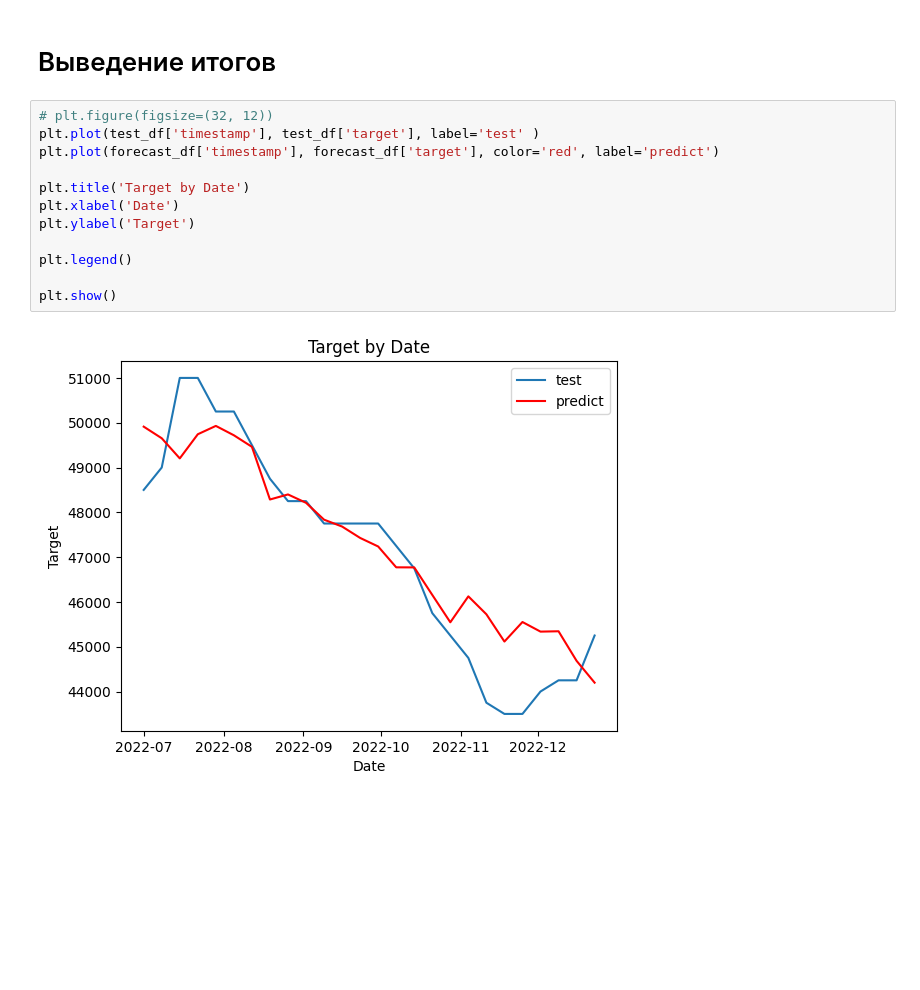
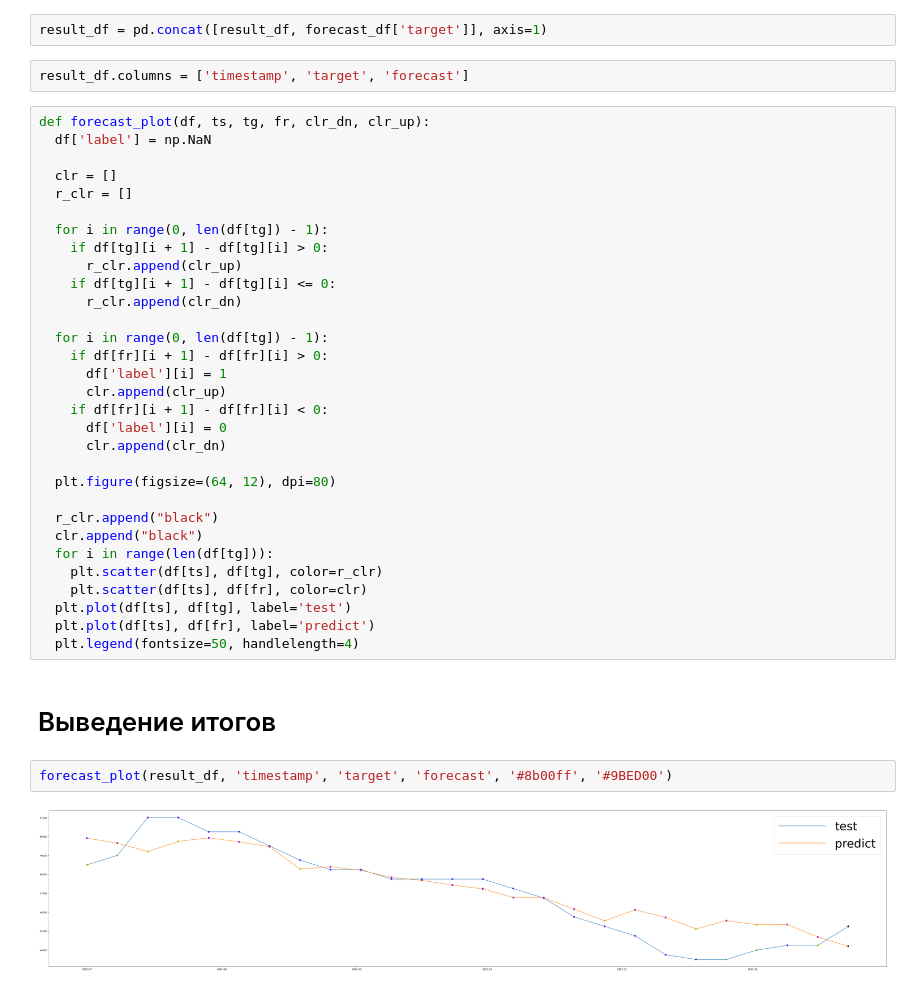
Before and after one commit to ColaChanel/Samolet-armature, a Jupyter notebook: etna_timeseries_first_model.ipynb, the cells around one changed output. Drawn from its saved outputs; the diff is of its cells as text; blank space fills up the shorter version.

```diff
--- a/etna_timeseries_first_model.ipynb
+++ b/etna_timeseries_first_model.ipynb
@@ -206,16 +199,41 @@ Name: target, dtype: float64
+# %%
+result_df = pd.concat([result_df, forecast_df['target']], axis=1)
+# %%
+result_df.columns = ['timestamp', 'target', 'forecast']
+# %%
+def forecast_plot(df, ts, tg, fr, clr_dn, clr_up):
+  df['label'] = np.NaN
+
+  clr = []
+  r_clr = []
+
+  for i in range(0, len(df[tg]) - 1):
+    if df[tg][i + 1] - df[tg][i] > 0:
+      r_clr.append(clr_up)
+    if df[tg][i + 1] - df[tg][i] <= 0:
+      r_clr.append(clr_dn)
+
+  for i in range(0, len(df[tg]) - 1):
+    if df[fr][i + 1] - df[fr][i] > 0:
+      df['label'][i] = 1
+      clr.append(clr_up)
+    if df[fr][i + 1] - df[fr][i] < 0:
+      df['label'][i] = 0
+      clr.append(clr_dn)
+
+  plt.figure(figsize=(64, 12), dpi=80)
+
+  r_clr.append("black")
+  clr.append("black")
+  for i in range(len(df[tg])):
+    plt.scatter(df[ts], df[tg], color=r_clr)
+    plt.scatter(df[ts], df[fr], color=clr)
+  plt.plot(df[ts], df[tg], label='test')
+  plt.plot(df[ts], df[fr], label='predict')
+  plt.legend(fontsize=50, handlelength=4)
 # %% [markdown]
 # Выведение итогов
-# %%
-# plt.figure(figsize=(32, 12))
-plt.plot(test_df['timestamp'], test_df['target'], label='test' )
-plt.plot(forecast_df['timestamp'], forecast_df['target'], color='red', label='predict')
-
-plt.title('Target by Date')
-plt.xlabel('Date')
-plt.ylabel('Target')
-
-plt.legend()
-
-plt.show()
-# %% [output]
-[figure, removed]
+# %%
+forecast_plot(result_df, 'timestamp', 'target', 'forecast', '#8b00ff', '#9BED00')
+# %% [output]
+[figure, added]
```
Also changed, not shown: parts of 6 cells of this notebook, 6 other files.
